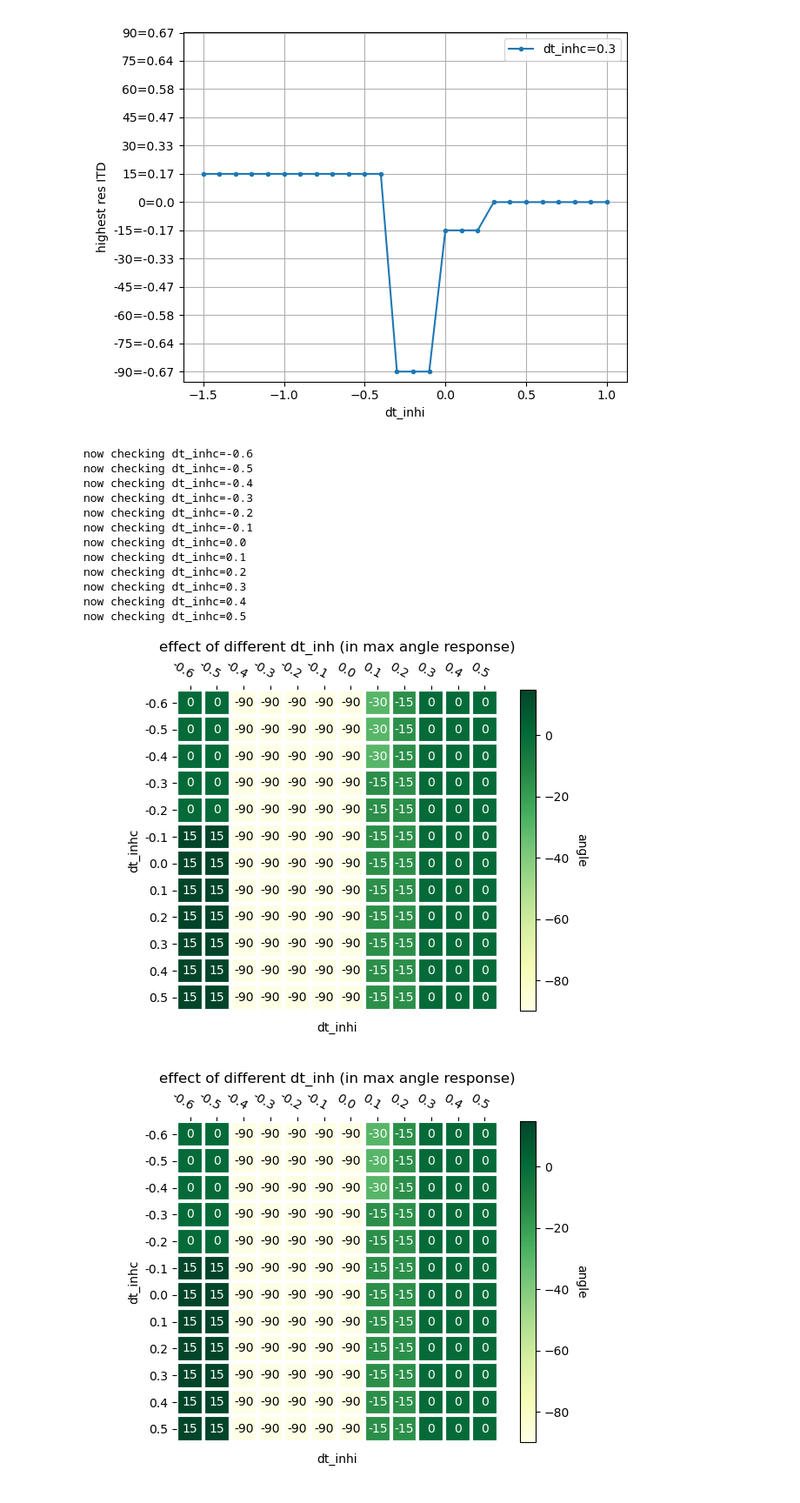
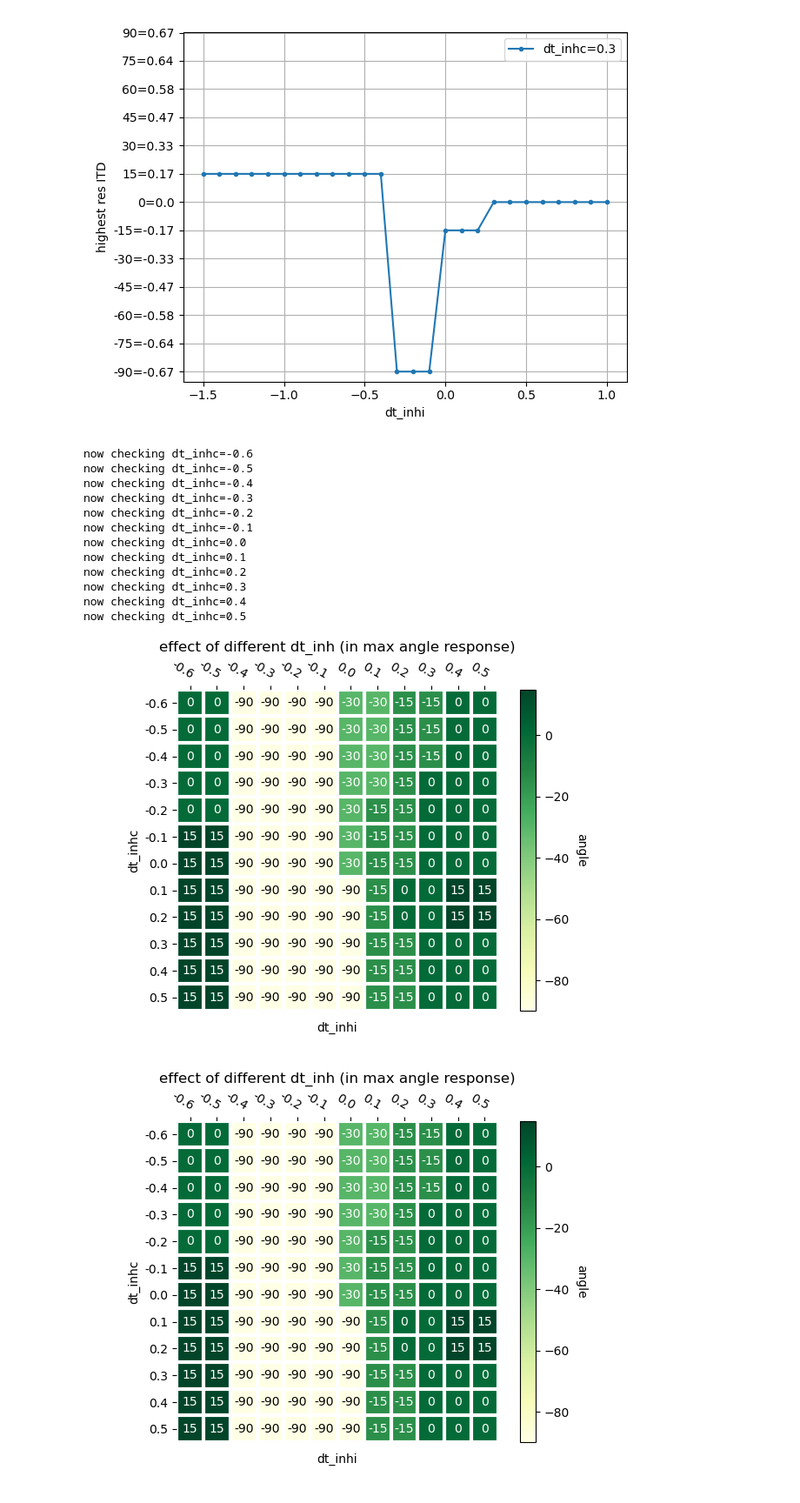
Before and after one commit to pollomarzo/polithesis, a Jupyter notebook: src/explore_MSO_myoga.ipynb, the cells around one changed output. Shown at 87% size. Drawn from its saved outputs; the diff is of its cells as text; code cells hidden in the pictures.

```diff
--- a/src/explore_MSO_myoga.ipynb
+++ b/src/explore_MSO_myoga.ipynb
@@ -50,7 +50,7 @@ def plot_axes_legend(ax):
     ax.set_ylabel("V_m")
 
 
-def plot_voltage(ax, data, color="b", label="", linewidth=1, plot_max=True):
+def plot_voltage(ax, data, color=None, label="", linewidth=1, plot_max=True):
     if plot_max:
         ax.axvline(time_max_voltage(data), color=color, linewidth=0.5)
     ax.plot(data["V_m"], color=color, linewidth=linewidth, label=label)
@@ -58,6 +58,7 @@ def plot_voltage(ax, data, color="b", label="", linewidth=1, plot_max=True):
 
 def plot_threshold(ax, level=-55):
     ax.axhline(-55, color="k", linestyle="--")
+
 
 import matplotlib
 
@@ -131,7 +132,8 @@ def annotate_heatmap(
     **textkw,
 ):
     """
-    A function to annotate a heatmap.
+    A function to
+      a heatmap.
 
     Parameters
     ----------
@@ -180,6 +182,7 @@ def annotate_heatmap(
         for j in range(data.shape[1]):
             kw.update(color=textcolors[int(im.norm(data[i, j]) > threshold)])
             text = im.axes.text(j, i, valfmt(data[i, j], None), **kw)
+            text.set_picker(True)
             texts.append(text)
 
     return texts
@@ -212,8 +215,7 @@ class ParamsMSO4:
 @memory.cache
 def mso(p: ParamsMSO4):
     nest.ResetKernel()
-    nest.local_num_threads = 16
-    nest.resolution = 0.01
+    nest.set(local_num_threads=16, resolution=0.01, rng_seed=42)
 
     input = nest.Create(
         "spike_generator",
@@ -237,23 +239,36 @@ def mso(p: ParamsMSO4):
 
     nest.Connect(rec, mso, "all_to_all")
     nest.Connect(
-        input, mso, "one_to_one", syn_spec={"weight": p.weight_exc_i, "delay": p.delay_exc_i}
+        input,
+        mso,
+        "one_to_one",
+        syn_spec={"weight": p.weight_exc_i, "delay": p.delay_exc_i},
     )
     nest.Connect(
-        input, mso, "one_to_one", syn_spec={"weight": p.weight_exc_c, "delay": p.delay_exc_c}
+        input,
+        mso,
+        "one_to_one",
+        syn_spec={"weight": p.weight_exc_c, "delay": p.delay_exc_c},
     )
     nest.Connect(
-        input, mso, "one_to_one", syn_spec={"weight": p.weight_inh_i, "delay": p.delay_inh_i}
+        input,
+        mso,
+        "one_to_one",
+        syn_spec={"weight": p.weight_inh_i, "delay": p.delay_inh_i},
     )
     nest.Connect(
-        input, mso, "one_to_one", syn_spec={"weight": p.weight_inh_c, "delay": p.delay_inh_c}
+        input,
+        mso,
+        "one_to_one",
+        syn_spec={"weight": p.weight_inh_c, "delay": p.delay_inh_c},
     )
     nest.Simulate(p.time_sim)
     return rec.get("events")
 
-def angle_to_itd(angle,w_head:int = 22,v_sound:int = 33000):
-    delta_x = (w_head*np.sin(np.deg2rad(angle)))
-    return round(1000*delta_x/v_sound,2)
+
+def angle_to_itd(angle, w_head: int = 22, v_sound: int = 33000):
+    delta_x = w_head * np.sin(np.deg2rad(angle))
+    return round(1000 * delta_x / v_sound, 2)
 # %%
 def paramsMSO2(
     delta_t: float = 0.4, weight_inh: float = -4, weight_exc: float = 4, **kwargs
@@ -506,8 +521,6 @@ display(
 interactive(children=(IntSlider(value=-6, description='weight_inh_i', max=0, min=-15), IntSlider(value=-1, des…
 [figure]
 # %%
-
-
 @memory.cache
 def best_itd_per_inhi(deltat_inhc, deltat_inhis, angles, weight_inh_i, weight_inh_c):
     max_for_deltat_inhi = []
@@ -562,37 +575,37 @@ def show_dt_impact_on_best_itd(weight_inh_i, weight_inh_c):
     )
     texts = annotate_heatmap(im, valfmt="{x:.0f}")
 
     ax.set_xlabel("dt_inhi")
     ax.set_ylabel("dt_inhc")
     ax.set_title("effect of different dt_inh (in max angle response)")
     ax.grid(False)
     # plt.tight_layout()
     fig.show()
 
 
 if show_dt_impact_on_best_itd.__name__ in figures:
     plt.close(figures.pop(show_dt_impact_on_best_itd.__name__)[0])
 
 
 WEIGHT_INH_I = -8
-WEIGHT_INH_C = -1
+WEIGHT_INH_C = -2
 
-show_dt_impact_on_best_itd(WEIGHT_INH_I,WEIGHT_INH_C)
+show_dt_impact_on_best_itd(WEIGHT_INH_I, WEIGHT_INH_C)
 # %% [output]
 now checking dt_inhc=-0.6
 now checking dt_inhc=-0.5
 now checking dt_inhc=-0.4
 now checking dt_inhc=-0.3
 now checking dt_inhc=-0.2
 now checking dt_inhc=-0.1
 now checking dt_inhc=0.0
 now checking dt_inhc=0.1
 now checking dt_inhc=0.2
 now checking dt_inhc=0.3
 now checking dt_inhc=0.4
 now checking dt_inhc=0.5
-[figure, old version]
+[figure, new version]
-[figure, old version]
+[figure, new version]
 # %%
 # %%script false --no-raise-error # correction
 
```
Also changed, not shown: parts of 5 cells of this notebook.
